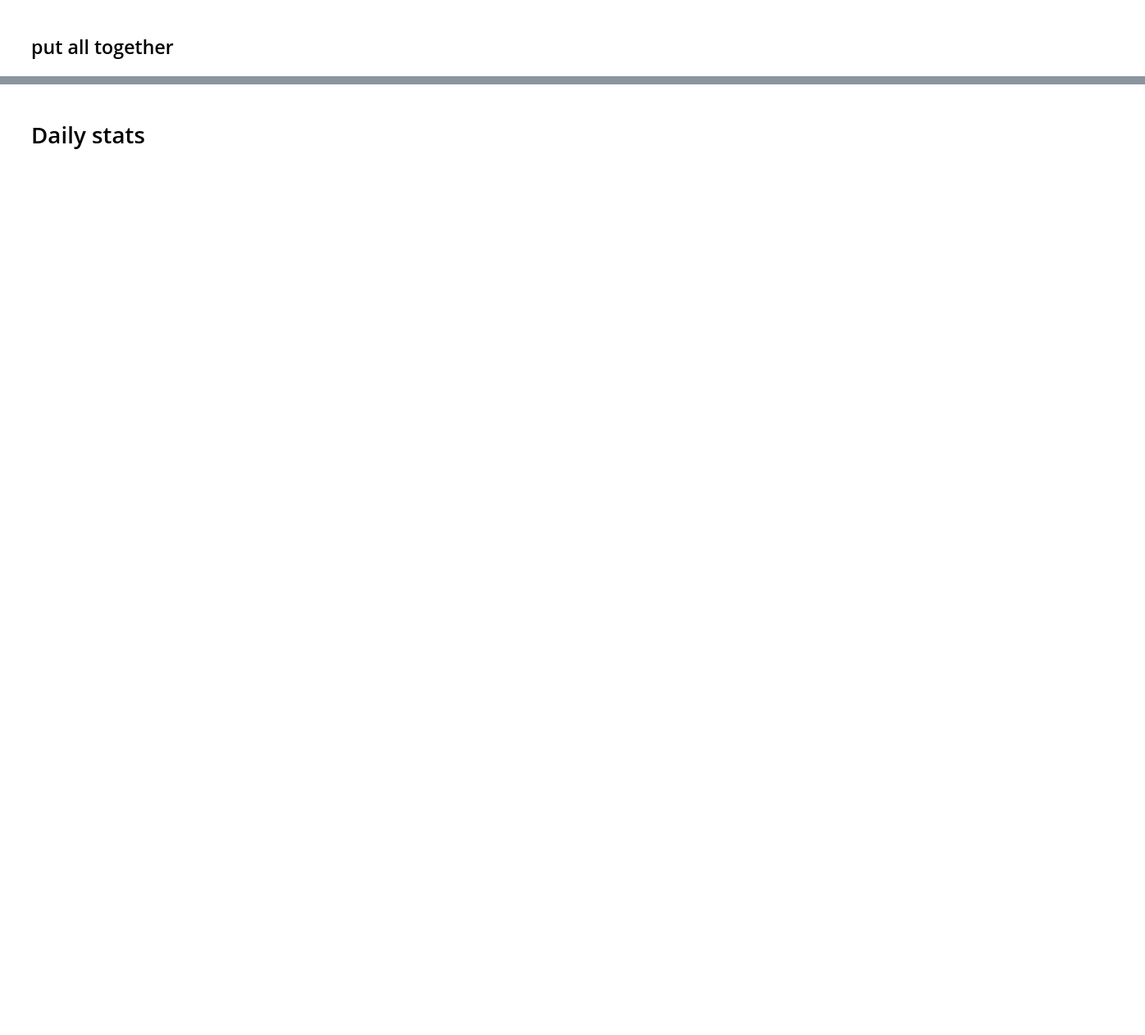
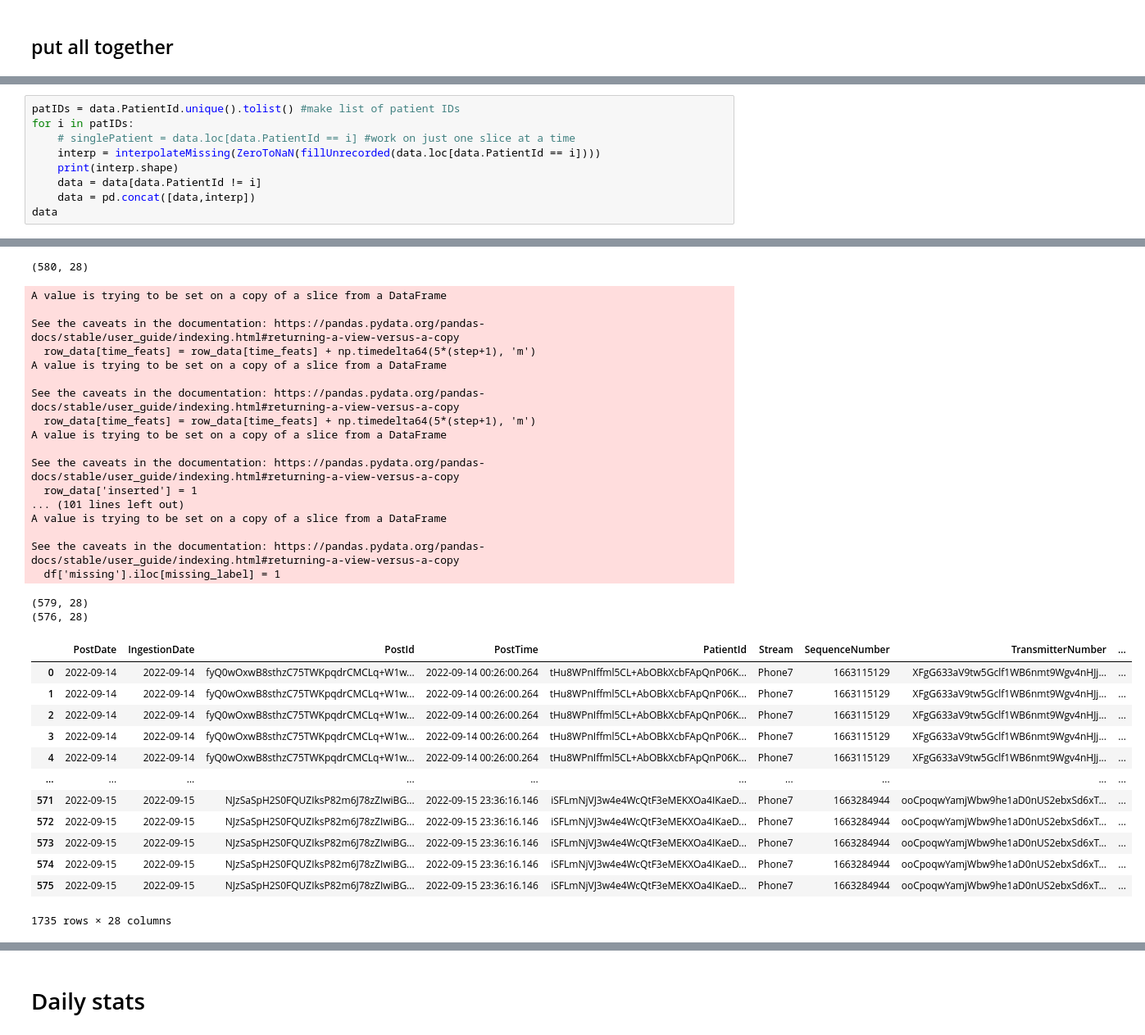
Before and after one commit to karinakanjaria/glucose-data-analysis, a Jupyter notebook: Read_In_Data/filling_and_stats.ipynb, the cells around one changed output, grey strips where cells are left out. Shown: that part at 82% size. Drawn from its saved outputs; the diff is of its cells as text; blank space fills up the shorter version.

```diff
--- a/Read_In_Data/filling_and_stats.ipynb
+++ b/Read_In_Data/filling_and_stats.ipynb
@@ -163,0 +154,10 @@ See the caveats in the documentation: https://pandas.pydata.org/pandas-docs/stab
+# %%
+patIDs = data.PatientId.unique().tolist() #make list of patient IDs
+for i in patIDs:
+    # singlePatient = data.loc[data.PatientId == i] #work on just one slice at a time
+    interp = interpolateMissing(ZeroToNaN(fillUnrecorded(data.loc[data.PatientId == i])))
+    print(interp.shape)
+    data = data[data.PatientId != i]
+    data = pd.concat([data,interp])
+data
+# %% [output]
@@ -164,3 +181,36 @@ See the caveats in the documentation: https://pandas.pydata.org/pandas-docs/stab
+(580, 28)
+A value is trying to be set on a copy of a slice from a DataFrame
+
+See the caveats in the documentation: https://pandas.pydata.org/pandas-docs/stable/user_guide/indexing.html#returning-a-view-versus-a-copy
+  row_data[time_feats] = row_data[time_feats] + np.timedelta64(5*(step+1), 'm')
+A value is trying to be set on a copy of a slice from a DataFrame
+
+See the caveats in the documentation: https://pandas.pydata.org/pandas-docs/stable/user_guide/indexing.html#returning-a-view-versus-a-copy
+  row_data[time_feats] = row_data[time_feats] + np.timedelta64(5*(step+1), 'm')
+A value is trying to be set on a copy of a slice from a DataFrame
+
+See the caveats in the documentation: https://pandas.pydata.org/pandas-docs/stable/user_guide/indexing.html#returning-a-view-versus-a-copy
+  row_data['inserted'] = 1
+... (101 lines left out)
+A value is trying to be set on a copy of a slice from a DataFrame
+
+See the caveats in the documentation: https://pandas.pydata.org/pandas-docs/stable/user_guide/indexing.html#returning-a-view-versus-a-copy
+  df['missing'].iloc[missing_label] = 1
+(579, 28)
+(576, 28)
+|  | PostDate | IngestionDate | PostId | PostTime | PatientId | Stream | SequenceNumber | TransmitterNumber | ... |
+| 0 | 2022-09-14 | 2022-09-14 | fyQ0wOxwB8sthzC75TWKpqdrCMCLq+W1w... | 2022-09-14 00:26:00.264 | tHu8WPnIffml5CL+AbOBkXcbFApQnP06K... | Phone7 | 1663115129 | XFgG633aV9tw5Gclf1WB6nmt9Wgv4nHJj... | ... |
+| 1 | 2022-09-14 | 2022-09-14 | fyQ0wOxwB8sthzC75TWKpqdrCMCLq+W1w... | 2022-09-14 00:26:00.264 | tHu8WPnIffml5CL+AbOBkXcbFApQnP06K... | Phone7 | 1663115129 | XFgG633aV9tw5Gclf1WB6nmt9Wgv4nHJj... | ... |
+| 2 | 2022-09-14 | 2022-09-14 | fyQ0wOxwB8sthzC75TWKpqdrCMCLq+W1w... | 2022-09-14 00:26:00.264 | tHu8WPnIffml5CL+AbOBkXcbFApQnP06K... | Phone7 | 1663115129 | XFgG633aV9tw5Gclf1WB6nmt9Wgv4nHJj... | ... |
+| 3 | 2022-09-14 | 2022-09-14 | fyQ0wOxwB8sthzC75TWKpqdrCMCLq+W1w... | 2022-09-14 00:26:00.264 | tHu8WPnIffml5CL+AbOBkXcbFApQnP06K... | Phone7 | 1663115129 | XFgG633aV9tw5Gclf1WB6nmt9Wgv4nHJj... | ... |
+| 4 | 2022-09-14 | 2022-09-14 | fyQ0wOxwB8sthzC75TWKpqdrCMCLq+W1w... | 2022-09-14 00:26:00.264 | tHu8WPnIffml5CL+AbOBkXcbFApQnP06K... | Phone7 | 1663115129 | XFgG633aV9tw5Gclf1WB6nmt9Wgv4nHJj... | ... |
+| ... | ... | ... | ... | ... | ... | ... | ... | ... | ... |
+| 571 | 2022-09-15 | 2022-09-15 | NJzSaSpH2S0FQUZIksP82m6J78zZIwiBG... | 2022-09-15 23:36:16.146 | iSFLmNjVJ3w4e4WcQtF3eMEKXOa4IKaeD... | Phone7 | 1663284944 | ooCpoqwYamjWbw9he1aD0nUS2ebxSd6xT... | ... |
+| 572 | 2022-09-15 | 2022-09-15 | NJzSaSpH2S0FQUZIksP82m6J78zZIwiBG... | 2022-09-15 23:36:16.146 | iSFLmNjVJ3w4e4WcQtF3eMEKXOa4IKaeD... | Phone7 | 1663284944 | ooCpoqwYamjWbw9he1aD0nUS2ebxSd6xT... | ... |
+| 573 | 2022-09-15 | 2022-09-15 | NJzSaSpH2S0FQUZIksP82m6J78zZIwiBG... | 2022-09-15 23:36:16.146 | iSFLmNjVJ3w4e4WcQtF3eMEKXOa4IKaeD... | Phone7 | 1663284944 | ooCpoqwYamjWbw9he1aD0nUS2ebxSd6xT... | ... |
+| 574 | 2022-09-15 | 2022-09-15 | NJzSaSpH2S0FQUZIksP82m6J78zZIwiBG... | 2022-09-15 23:36:16.146 | iSFLmNjVJ3w4e4WcQtF3eMEKXOa4IKaeD... | Phone7 | 1663284944 | ooCpoqwYamjWbw9he1aD0nUS2ebxSd6xT... | ... |
+| 575 | 2022-09-15 | 2022-09-15 | NJzSaSpH2S0FQUZIksP82m6J78zZIwiBG... | 2022-09-15 23:36:16.146 | iSFLmNjVJ3w4e4WcQtF3eMEKXOa4IKaeD... | Phone7 | 1663284944 | ooCpoqwYamjWbw9he1aD0nUS2ebxSd6xT... | ... |
+1735 rows × 28 columns
 # %%
 from matplotlib import pyplot as plt
 plt.rcParams["figure.figsize"] = (15,5)
```
Also changed, not shown: parts of 6 cells of this notebook, 2 other files.
